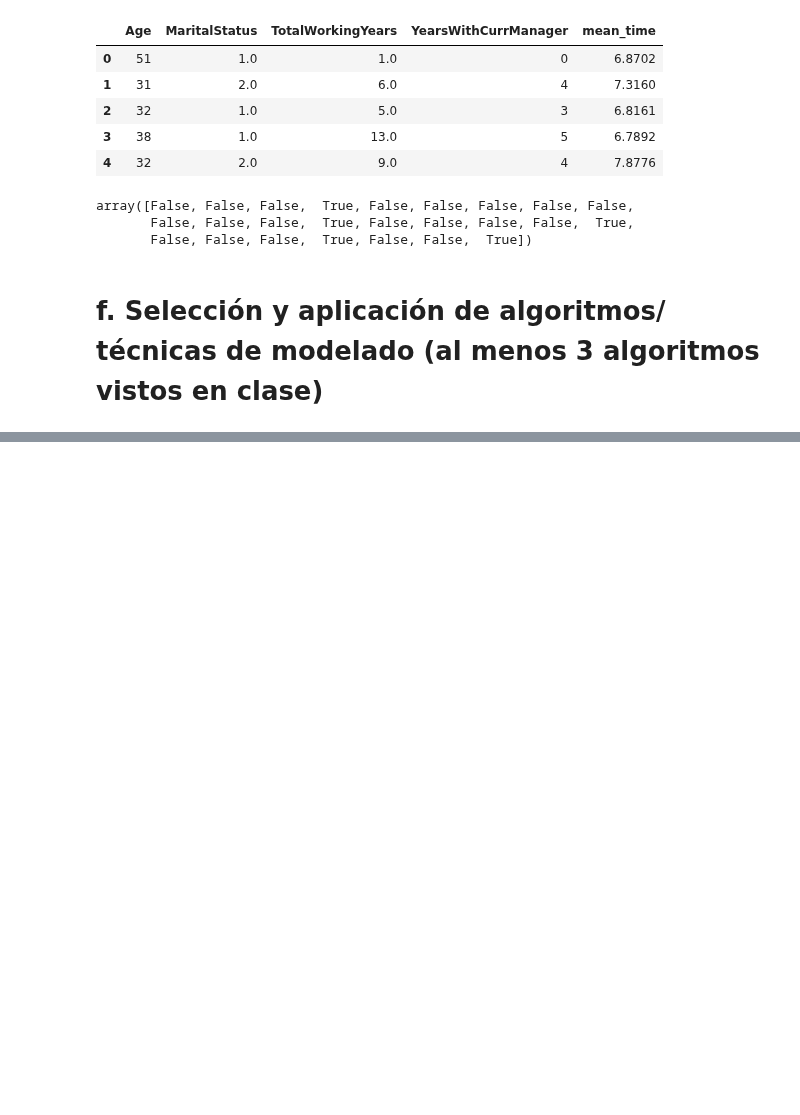
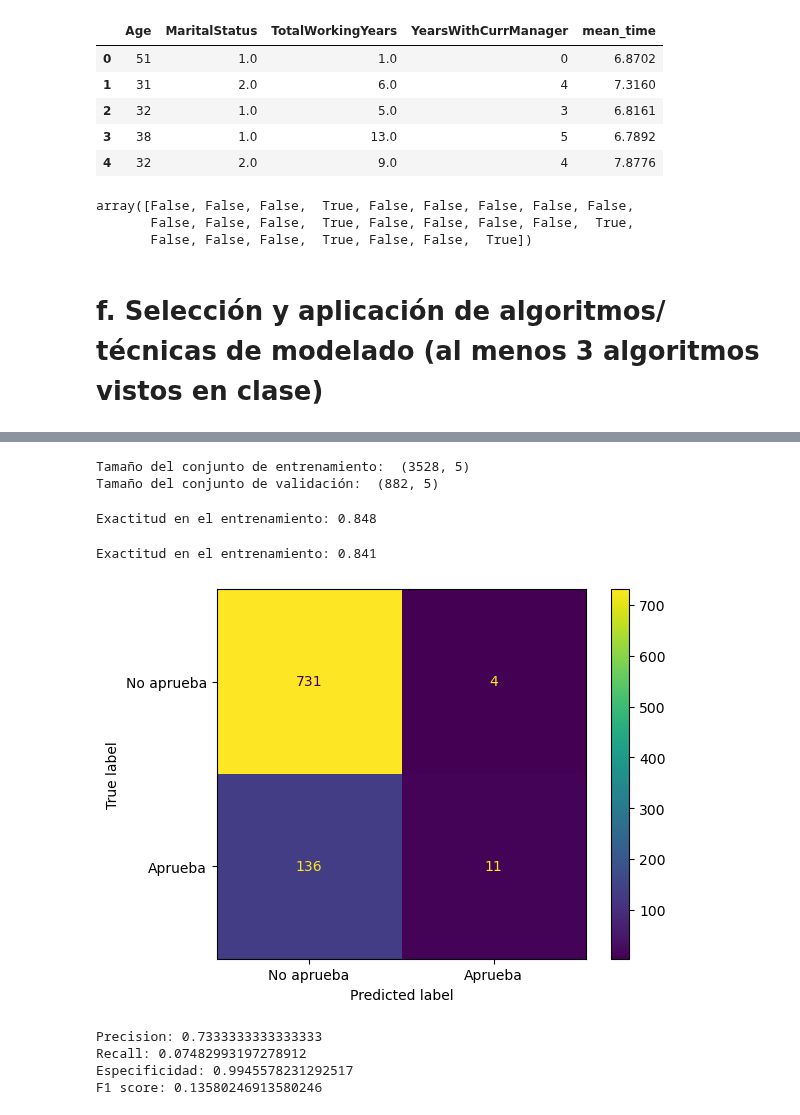
Before and after one commit to JavierBurgos-web/PROYECTO_ANALITICA_II, a Jupyter notebook: Entrega_uno.ipynb, the cells around one changed output, grey strips where cells are left out. Cells and saved outputs as stored; diff of their text form; code cells hidden in the pictures; blank space fills up the shorter version.

```diff
--- a/Entrega_uno.ipynb
+++ b/Entrega_uno.ipynb
@@ -748,0 +667,65 @@ R2 entrenamiento: 0.008196242240012919
+# %%
+# Separación de variables
+y = df_base.target
+x = df_base.drop(['target'], axis=1)
+# %%
+# Separación de los datos de entrenamiento y validación
+from sklearn.model_selection import train_test_split
+
+x_train, x_test, y_train, y_test = train_test_split(x, y, test_size=0.2, random_state=123)
+
+print('Tamaño del conjunto de entrenamiento: ', x_train.shape)
+print('Tamaño del conjunto de validación: ', x_test.shape)
+# %% [output]
+Tamaño del conjunto de entrenamiento:  (3528, 5)
+Tamaño del conjunto de validación:  (882, 5)
+# %%
+from sklearn.metrics import accuracy_score
+from sklearn.linear_model import LogisticRegression
+
+# Entrenamiento del modelo
+modelo = LogisticRegression()
+
+# Ajustar el modelo a los datos
+modelo.fit(x_train, y_train)
+
+# Desempeño en el entrenamiento
+y_train_pred = modelo.predict(x_train)
+
+print('Exactitud en el entrenamiento: %.3f'  %accuracy_score(y_train, y_train_pred) )
+# %% [output]
+Exactitud en el entrenamiento: 0.848
+# %%
+y_pred = modelo.predict(x_test)
+
+# Exactitud en el conjunto de validación
+print('Exactitud en el entrenamiento: %.3f'  %accuracy_score(y_test, y_pred) )
+# %% [output]
+Exactitud en el entrenamiento: 0.841
+# %%
+from sklearn.metrics import confusion_matrix, ConfusionMatrixDisplay
+
+mc = confusion_matrix(y_test, y_pred)
+
+mc_display = ConfusionMatrixDisplay(confusion_matrix=mc, display_labels=['No aprueba', 'Aprueba'])
+mc_display.plot()
+plt.show()
+# %% [output]
+[figure, added]
+# %%
+tn, fp, fn, tp = mc.ravel()
+
+precision = tp / (tp + fp)
+recall = tp / (tp + fn)
+especificidad = tn / (fp + tn)
+f1_score = 2*(precision*recall)/(precision+recall)
+
+print(f'Precision: {precision}')
+print(f'Recall: {recall}')
+print(f'Especificidad: {especificidad}')
+print(f'F1 score: {f1_score}')
+# %% [output]
+Precision: 0.7333333333333333
+Recall: 0.07482993197278912
+Especificidad: 0.9945578231292517
+F1 score: 0.13580246913580246
```
Also changed, not shown: parts of 6 cells of this notebook.
